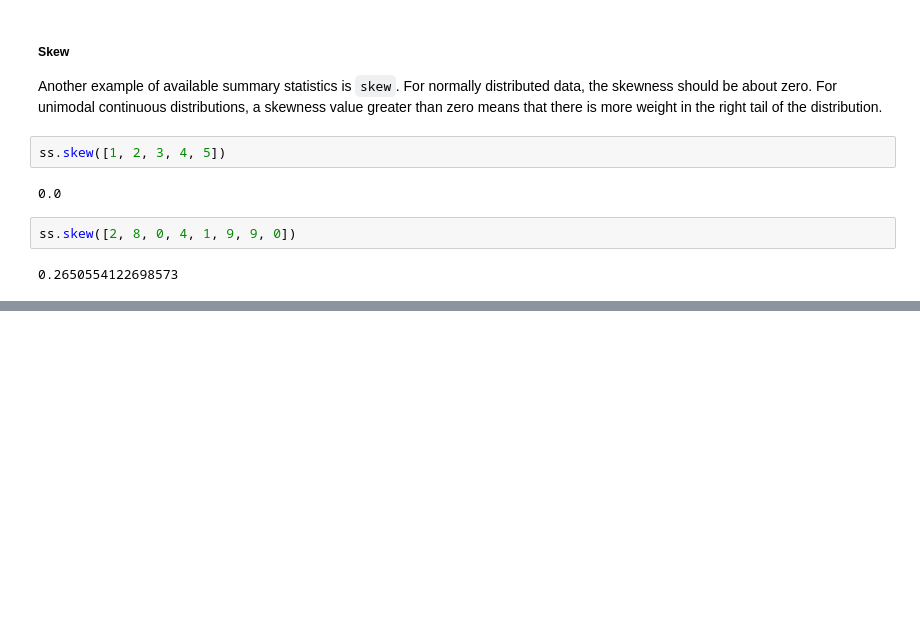
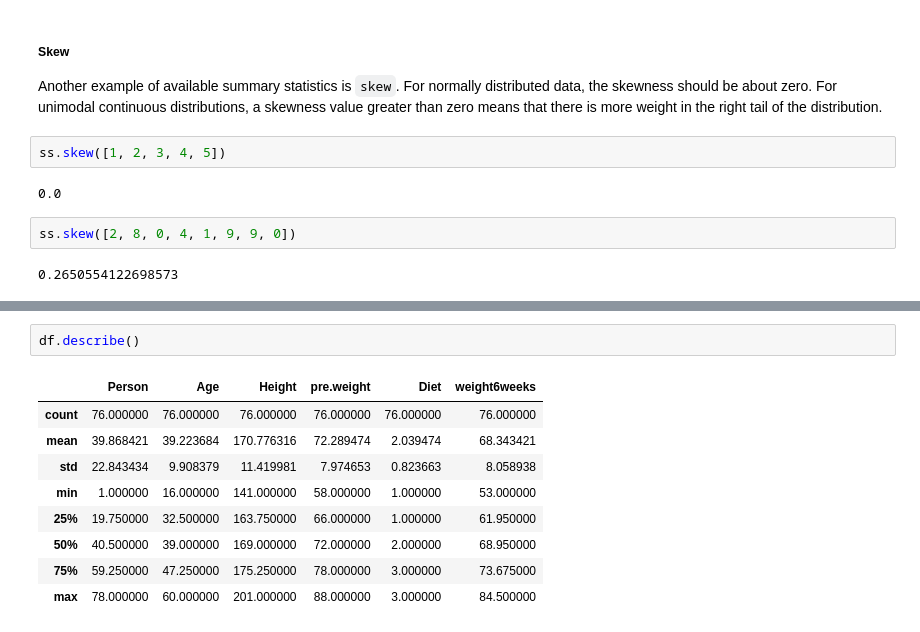
Before and after one commit to ShanePAustin/machine-learning-and-statistics, a Jupyter notebook: scipy-stats.ipynb, the cells around one changed output, grey strips where cells are left out. Drawn from its saved outputs; the diff is of its cells as text; blank space fills up the shorter version.

```diff
--- a/scipy-stats.ipynb
+++ b/scipy-stats.ipynb
@@ -210,0 +301,12 @@ ss.skew([2, 8, 0, 4, 1, 9, 9, 0])
+# %%
+df.describe()
+# %% [output]
+|  | Person | Age | Height | pre.weight | Diet | weight6weeks |
+| count | 76.000000 | 76.000000 | 76.000000 | 76.000000 | 76.000000 | 76.000000 |
+| mean | 39.868421 | 39.223684 | 170.776316 | 72.289474 | 2.039474 | 68.343421 |
+| std | 22.843434 | 9.908379 | 11.419981 | 7.974653 | 0.823663 | 8.058938 |
+| min | 1.000000 | 16.000000 | 141.000000 | 58.000000 | 1.000000 | 53.000000 |
+| 25% | 19.750000 | 32.500000 | 163.750000 | 66.000000 | 1.000000 | 61.950000 |
+| 50% | 40.500000 | 39.000000 | 169.000000 | 72.000000 | 2.000000 | 68.950000 |
+| 75% | 59.250000 | 47.250000 | 175.250000 | 78.000000 | 3.000000 | 73.675000 |
+| max | 78.000000 | 60.000000 | 201.000000 | 88.000000 | 3.000000 | 84.500000 |
```
Also changed, not shown: parts of 28 cells of this notebook, 1 other file.
